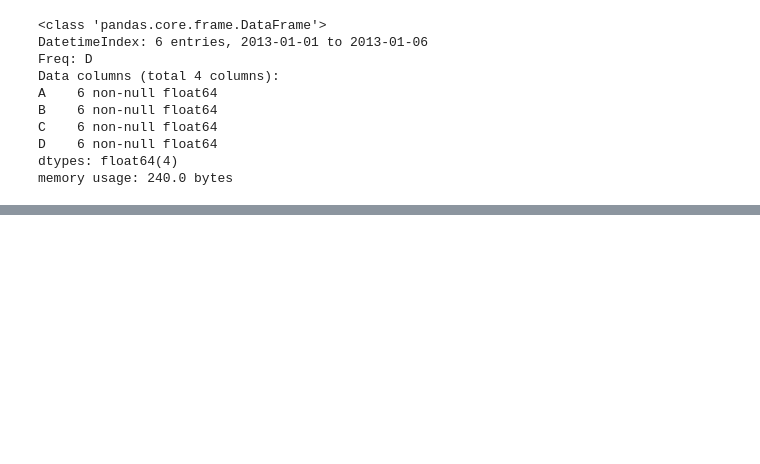
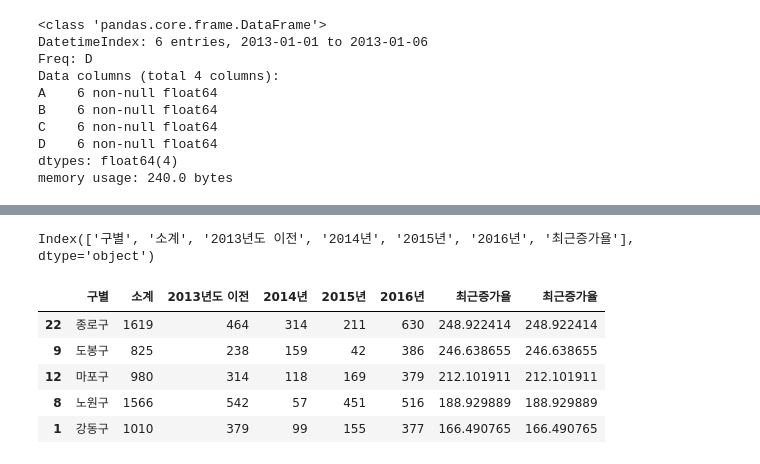
Before and after one commit to lemontia/DataScienceBook, a Jupyter notebook: main.ipynb, the cells around one changed output, grey strips where cells are left out. Saved outputs shown, nothing was run; the diff lists cells and outputs as text; code cells hidden in the pictures; blank space fills up the shorter version.

```diff
--- a/main.ipynb
+++ b/main.ipynb
@@ -207,0 +382,16 @@ Name: 2013-01-01 00:00:00, dtype: float64
+# %%
+CCTV_Seoul.columns
+# %% [output]
+Index(['구별', '소계', '2013년도 이전', '2014년', '2015년', '2016년', '최근증가욜'], dtype='object')
+# %%
+CCTV_Seoul['최근증가율'] = (CCTV_Seoul['2016년'] + CCTV_Seoul['2015년'] \
+                       + CCTV_Seoul['2014년']) / CCTV_Seoul['2013년도 이전'] * 100
+
+CCTV_Seoul.sort_values(by='최근증가율', ascending=False).head(5)
+# %% [output]
+|  | 구별 | 소계 | 2013년도 이전 | 2014년 | 2015년 | 2016년 | 최근증가욜 | 최근증가율 |
+| 22 | 종로구 | 1619 | 464 | 314 | 211 | 630 | 248.922414 | 248.922414 |
+| 9 | 도봉구 | 825 | 238 | 159 | 42 | 386 | 246.638655 | 246.638655 |
+| 12 | 마포구 | 980 | 314 | 118 | 169 | 379 | 212.101911 | 212.101911 |
+| 8 | 노원구 | 1566 | 542 | 57 | 451 | 516 | 188.929889 | 188.929889 |
+| 1 | 강동구 | 1010 | 379 | 99 | 155 | 377 | 166.490765 | 166.490765 |
```
Also changed, not shown: parts of 44 cells of this notebook.
